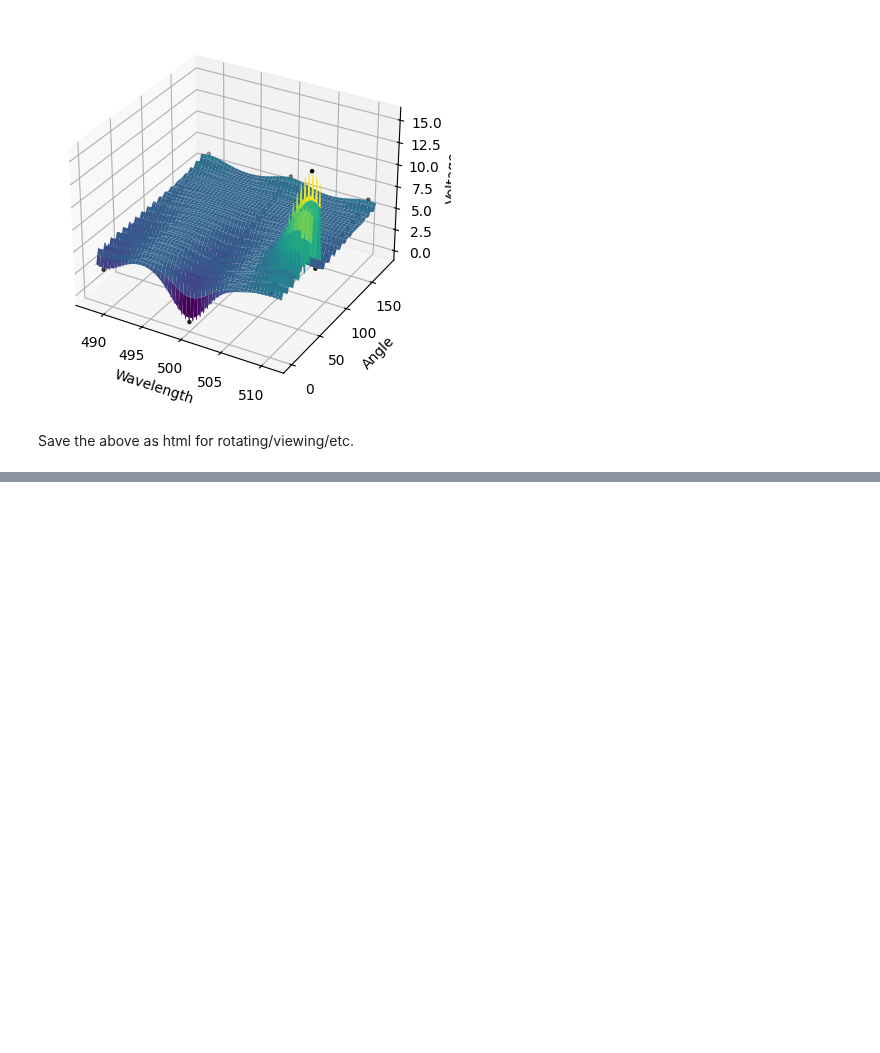
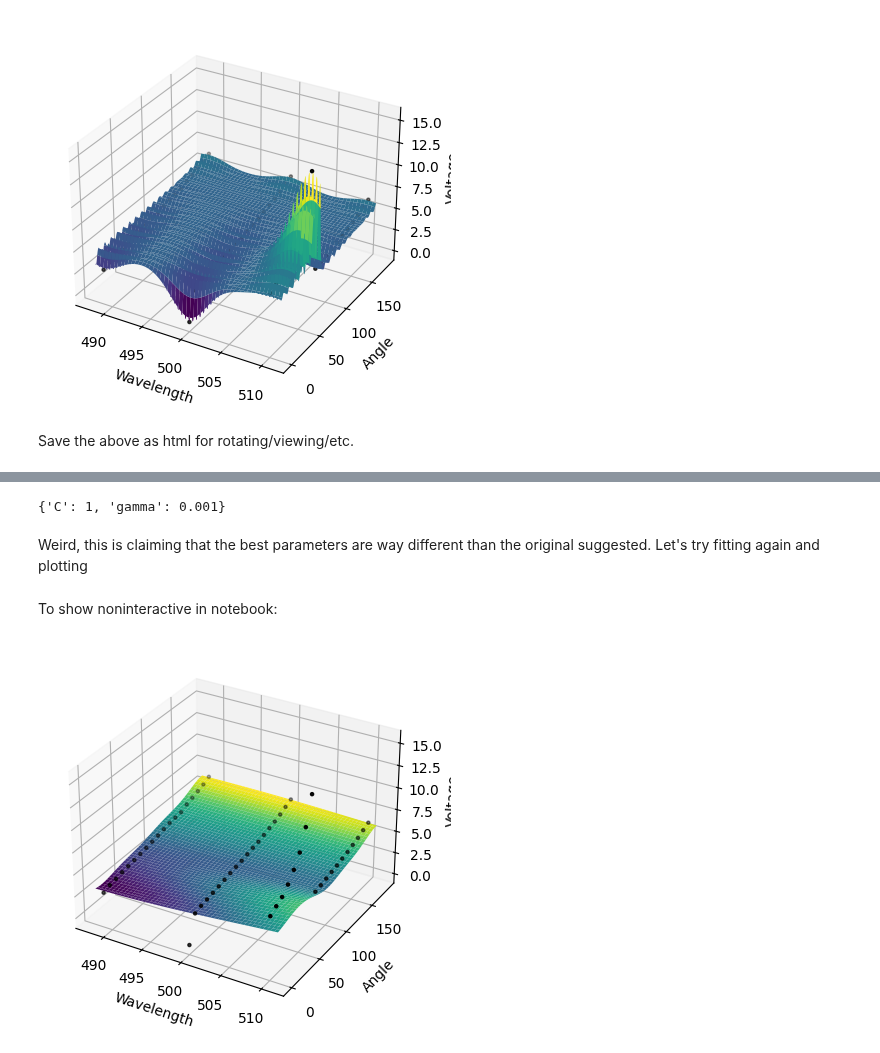
Before and after one commit to ubsuny/ML_LCVR-CP2P2024, a Jupyter notebook: svm_regression_test.ipynb, the cells around one changed output, grey strips where cells are left out. Drawn from its saved outputs; the diff is of its cells as text; code cells hidden in the pictures; blank space fills up the shorter version.

Commit message:
Added optimization for fitting parameters with Gridsearch

```diff
--- a/svm_regression_test.ipynb
+++ b/svm_regression_test.ipynb
@@ -216,0 +200,22 @@ plt.show()
+# %%
+from sklearn.model_selection import GridSearchCV
+
+param_grid = {'C': [0.1, 1, 10, 100], 'gamma': [0.001, 0.01, 0.1, 1]}
+grid_search = GridSearchCV(SVR(kernel='rbf'), param_grid, cv=5) # 5-fold cross-validation
+grid_search.fit(X, z)
+best_c = grid_search.best_params_['C']
+best_gamma = grid_search.best_params_['gamma']
+print(grid_search.best_params_)
+# %% [output]
+{'C': 1, 'gamma': 0.001}
+# %% [markdown]
+Weird, this is claiming that the best parameters are way different than the original suggested. Let's try fitting again and plotting
+# %%
+model = SVR(kernel='rbf', C=best_c, gamma=best_gamma)
+model.fit(X,z)
+x1_min, x1_max = X[:, 0].min() - 1, X[:, 0].max() + 1
+x2_min, x2_max = X[:, 1].min() - 1, X[:, 1].max() + 1
+xx1, xx2 = np.meshgrid(np.linspace(x1_min, x1_max, 500),
+                       np.linspace(x2_min, x2_max, 500))
+xx_input = np.column_stack((xx1.ravel(), xx2.ravel()))
+y_pred = model.predict(xx_input)
@@ -216,0 +245,23 @@ plt.show()
+# %% [markdown]
+To show noninteractive in notebook:
+# %%
+# Reshape the prediction back into the grid shape
+y_pred = y_pred.reshape(xx1.shape)
+
+# Create a 3D plot
+fig = plt.figure()
+ax = fig.add_subplot(111, projection='3d')
+
+# Plot the surface
+ax.plot_surface(xx1, xx2, y_pred, cmap='viridis')
+
+ax.scatter(X[:,0], X[:,1], z, c='black', marker='.')
+
+# Labels
+ax.set_xlabel('Wavelength')
+ax.set_ylabel('Angle')
+ax.set_zlabel('Voltage')
+
+plt.show()
+# %% [output]
+[figure, added]
```
Also changed, not shown: parts of 6 cells of this notebook, 1 other file.
